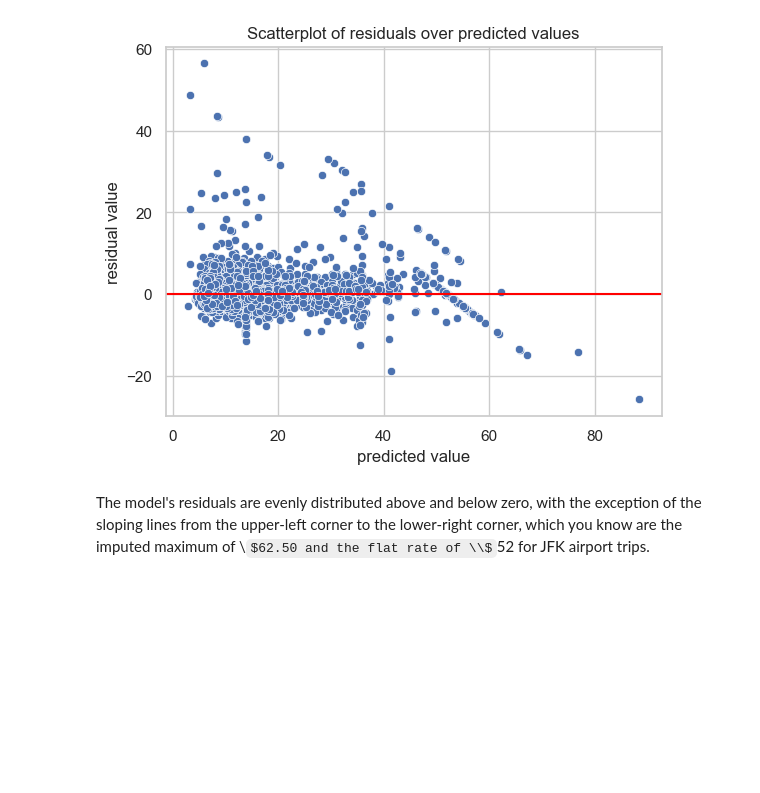
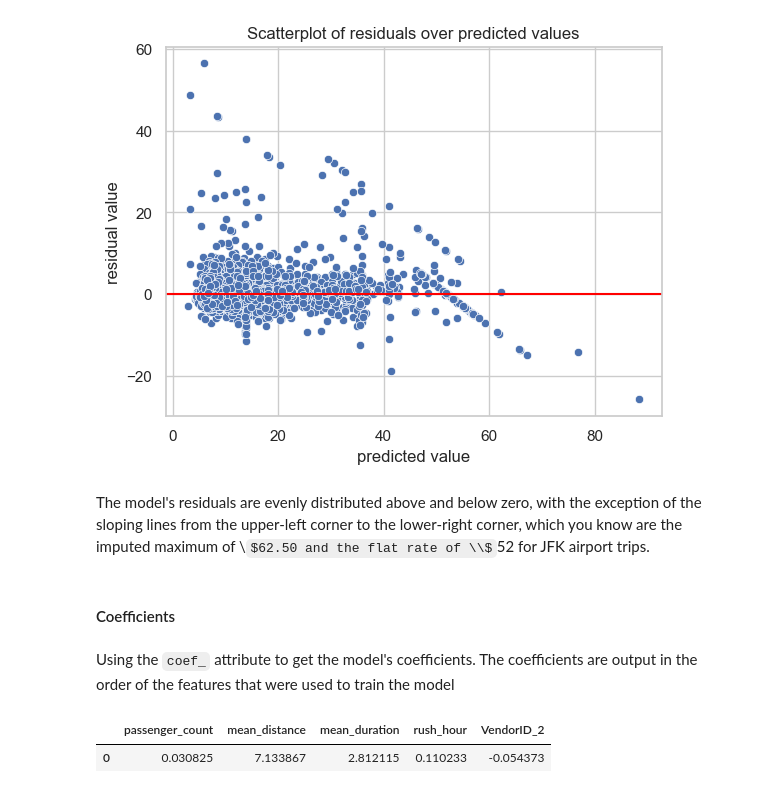
Before and after one commit to PrincelyKitilya/Automatidata-Analysis, a Jupyter notebook: automatidata_analysis.ipynb, the cells around one changed output. Drawn from its saved outputs; the diff is of its cells as text; code cells hidden in the pictures; some formulas as TeX source; blank space fills up the shorter version.

Commit message:
Getting the model coefficients.

```diff
--- a/automatidata_analysis.ipynb
+++ b/automatidata_analysis.ipynb
@@ -912,3 +912,14 @@ plt.show()
 [figure]
 # %% [markdown]
 The model's residuals are evenly distributed above and below zero, with the exception of the sloping lines from the upper-left corner to the lower-right corner, which you know are the imputed maximum of \\$62.50 and the flat rate of \\$52 for JFK airport trips.
+# %% [markdown]
+#### Coefficients
+# %% [markdown]
+Using the `coef_` attribute to get the model's coefficients. The coefficients are output in the order of the features that were used to train the model
+# %%
+# Get model coefficients
+coefficients = pd.DataFrame(lr.coef_, columns=X.columns)
+coefficients
+# %% [output]
+|  | passenger_count | mean_distance | mean_duration | rush_hour | VendorID_2 |
+| 0 | 0.030825 | 7.133867 | 2.812115 | 0.110233 | -0.054373 |
```
